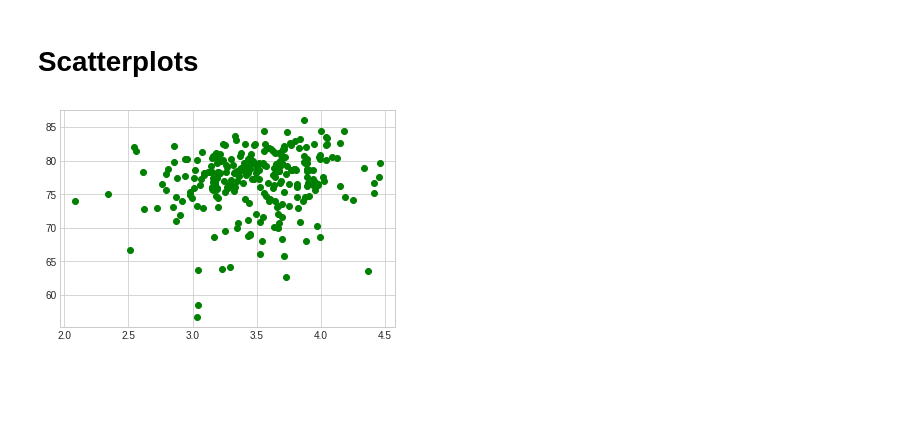
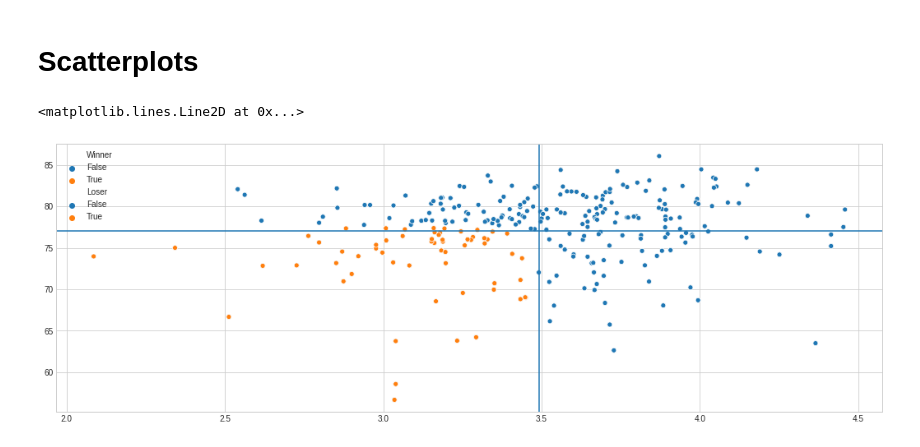
Before and after one commit to DDArmstrong/Customer_Employee_Happiness, a Jupyter notebook: PYTH225_Project_Where's_the_happiness?.ipynb, the cells around one changed output. Drawn from its saved outputs; the diff is of its cells as text; code cells hidden in the pictures; blank space fills up the shorter version.

```diff
--- a/PYTH225_Project_Where's_the_happiness?.ipynb
+++ b/PYTH225_Project_Where's_the_happiness?.ipynb
@@ -224,14 +238,44 @@ AttributeError: ignored
+# %%
+for industry in ratings['Industry'].unique():
+  ratings = ratings[ratings['Industry'] == industry]
+  overall = pearsonr(ratings['Customer Satisfaction'], ratings['Overall Employee'])
+  comp = pearsonr(ratings['Customer Satisfaction'], ratings['Comp & Benefits'])
+  values = pearsonr(ratings['Customer Satisfaction'], ratings['Culture & Values'])
+  growth = pearsonr(ratings['Customer Satisfaction'], ratings['Career Opportunities'])
+  balance = pearsonr(ratings['Customer Satisfaction'], ratings['Work-Life Balance'])
+  print('Correlation of customer satisfaction in',industry,'with:\n')
+  print('Employee Satisfaction ',overall)
+  print('Comp/Benefits ',comp)
+  print('Culture/Values ',values)
+  print('Career Opportunities ',growth)
+  print('Work-Life Balance ',balance)
+  print('\n(Correlation followed by p-value)')
 # %% [markdown]
 # Scatterplots
-# %%
-ACSI = ratings['Customer Satisfaction'] + ratings['Random Big']
-ACSI_mean = ratings['Customer Satisfaction'].mean
-GD = ratings['Overall Employee'] + ratings['Random Small']
-GD_mean = ratings['Overall Employee'].mean
-
-plt.style.use('seaborn-whitegrid')
-y = ACSI
-x = GD
-plt.plot(x, y,'o', color='green');
-# %% [output]
-[figure, removed]
+# %%
+ACSI = ratings['Customer Satisfaction'] + ratings['Random Big']
+ACSI_mean = ratings['Customer Satisfaction'].mean()
+GD = ratings['Overall Employee'] + ratings['Random Small']
+GD_mean = ratings['Overall Employee'].mean()
+
+def calculate_winner(row):
+  return row['Customer Satisfaction'] > ACSI_mean and row['Overall Employee'] > GD_mean
+
+ratings['Winner'] = ratings[['Customer Satisfaction', 'Overall Employee']].apply(calculate_winner, axis=1)
+
+def calculate_loser(row):
+  return row['Customer Satisfaction'] < ACSI_mean and row['Overall Employee'] < GD_mean
+
+ratings['Loser'] = ratings[['Customer Satisfaction', 'Overall Employee']].apply(calculate_loser, axis=1)
+# %%
+fix, ax = plt.subplots(figsize=(18, 6))
+plt.style.use('seaborn-whitegrid')
+y = ACSI
+x = GD
+sns.scatterplot(x, y, hue=ratings['Winner'], color='green', ax=ax);
+sns.scatterplot(x, y, hue=ratings['Loser'], color='red', ax=ax);
+ax.axvline(x=GD_mean)
+ax.axhline(y=ACSI_mean, linestyle='-')
+# %% [output]
+<matplotlib.lines.Line2D at 0x...>
+[figure, added]
```
Also changed, not shown: parts of 19 cells of this notebook.
